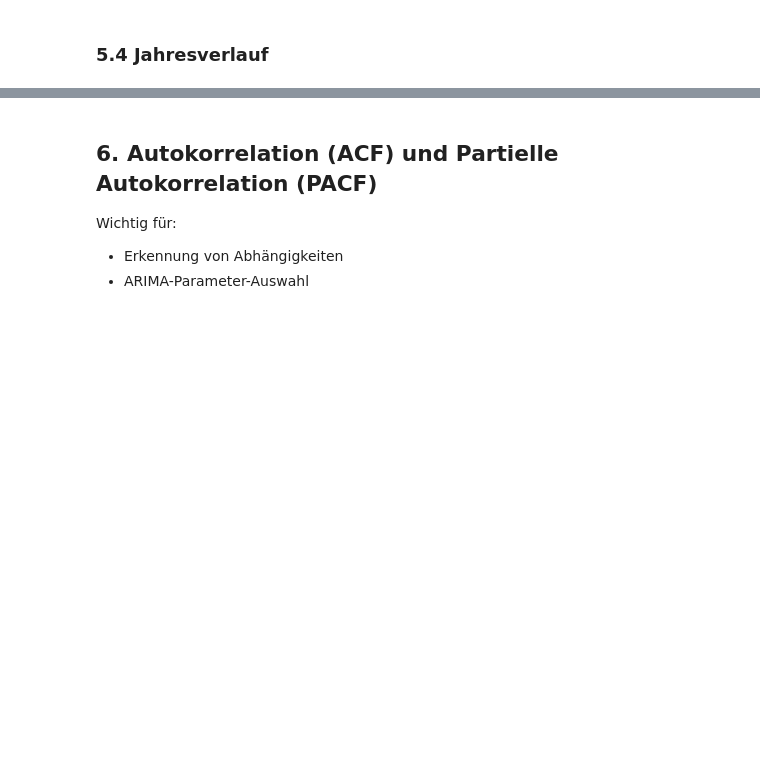
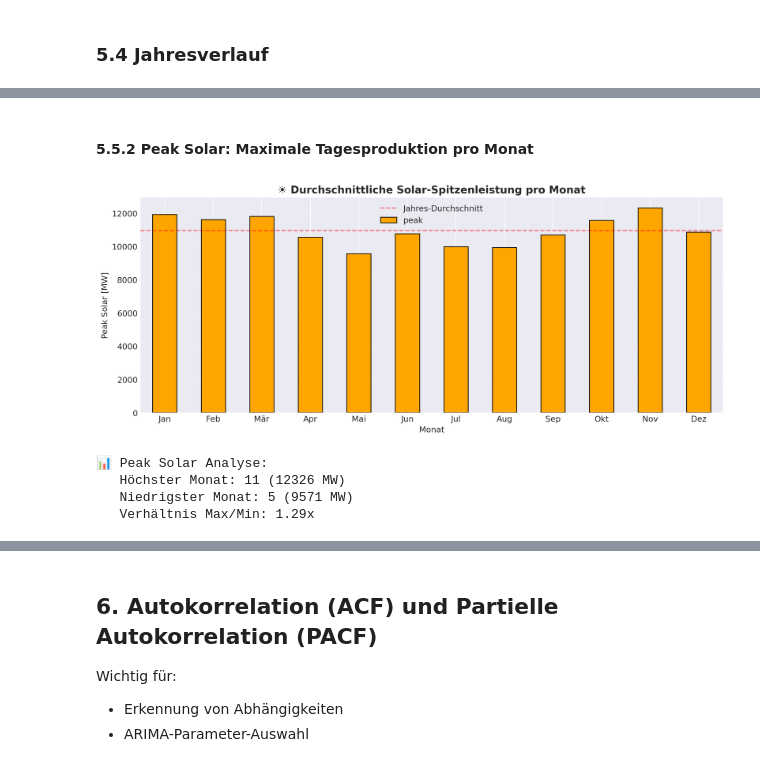
Before and after one commit to chradden/AdvancedTimeSeriesPrediction, a Jupyter notebook: energy-timeseries-project/notebooks/01_data_exploration.ipynb, the cells around one changed output, grey strips where cells are left out. Cells and saved outputs as stored; diff of their text form; code cells hidden in the pictures; blank space fills up the shorter version.

```diff
--- a/energy-timeseries-project/notebooks/01_data_exploration.ipynb
+++ b/energy-timeseries-project/notebooks/01_data_exploration.ipynb
@@ -251,0 +416,38 @@ plt.show()
+# %% [markdown]
+#### 5.5.2 Peak Solar: Maximale Tagesproduktion pro Monat
+# %%
+if RESOLUTION == 'hour':
+    # Maximale Produktion pro Tag
+    df['date'] = df['timestamp'].dt.date
+    daily_peak = df.groupby('date')['value'].max()
+
+    # Monatlicher Durchschnitt der Tagesspitzen
+    daily_peak_df = pd.DataFrame({'peak': daily_peak})
+    daily_peak_df['month'] = pd.to_datetime(daily_peak_df.index).month
+    monthly_peak_avg = daily_peak_df.groupby('month')['peak'].mean()
+
+    fig, ax = plt.subplots(figsize=(12, 5))
+    monthly_peak_avg.plot(kind='bar', ax=ax, color='orange', edgecolor='black')
+    ax.set_title('☀️ Durchschnittliche Solar-Spitzenleistung pro Monat', fontsize=14, fontweight='bold')
+    ax.set_xlabel('Monat')
+    ax.set_ylabel('Peak Solar [MW]')
+    ax.set_xticklabels(['Jan', 'Feb', 'Mär', 'Apr', 'Mai', 'Jun',
+                        'Jul', 'Aug', 'Sep', 'Okt', 'Nov', 'Dez'], rotation=0)
+    ax.grid(True, alpha=0.3, axis='y')
+    ax.axhline(monthly_peak_avg.mean(), color='red', linestyle='--', alpha=0.5, label='Jahres-Durchschnitt')
+    ax.legend()
+    plt.tight_layout()
+    plt.show()
+
+    print("\n📊 Peak Solar Analyse:")
+    print(f"   Höchster Monat: {monthly_peak_avg.idxmax()} ({monthly_peak_avg.max():.0f} MW)")
+    print(f"   Niedrigster Monat: {monthly_peak_avg.idxmin()} ({monthly_peak_avg.min():.0f} MW)")
+    print(f"   Verhältnis Max/Min: {monthly_peak_avg.max() / monthly_peak_avg.min():.2f}x")
+else:
+    print("Diese Analyse benötigt stündliche Daten")
+# %% [output]
+[figure, added]
+📊 Peak Solar Analyse:
+   Höchster Monat: 11 (12326 MW)
+   Niedrigster Monat: 5 (9571 MW)
+   Verhältnis Max/Min: 1.29x
```
Also changed, not shown: parts of 23 cells of this notebook, 2 other files.
